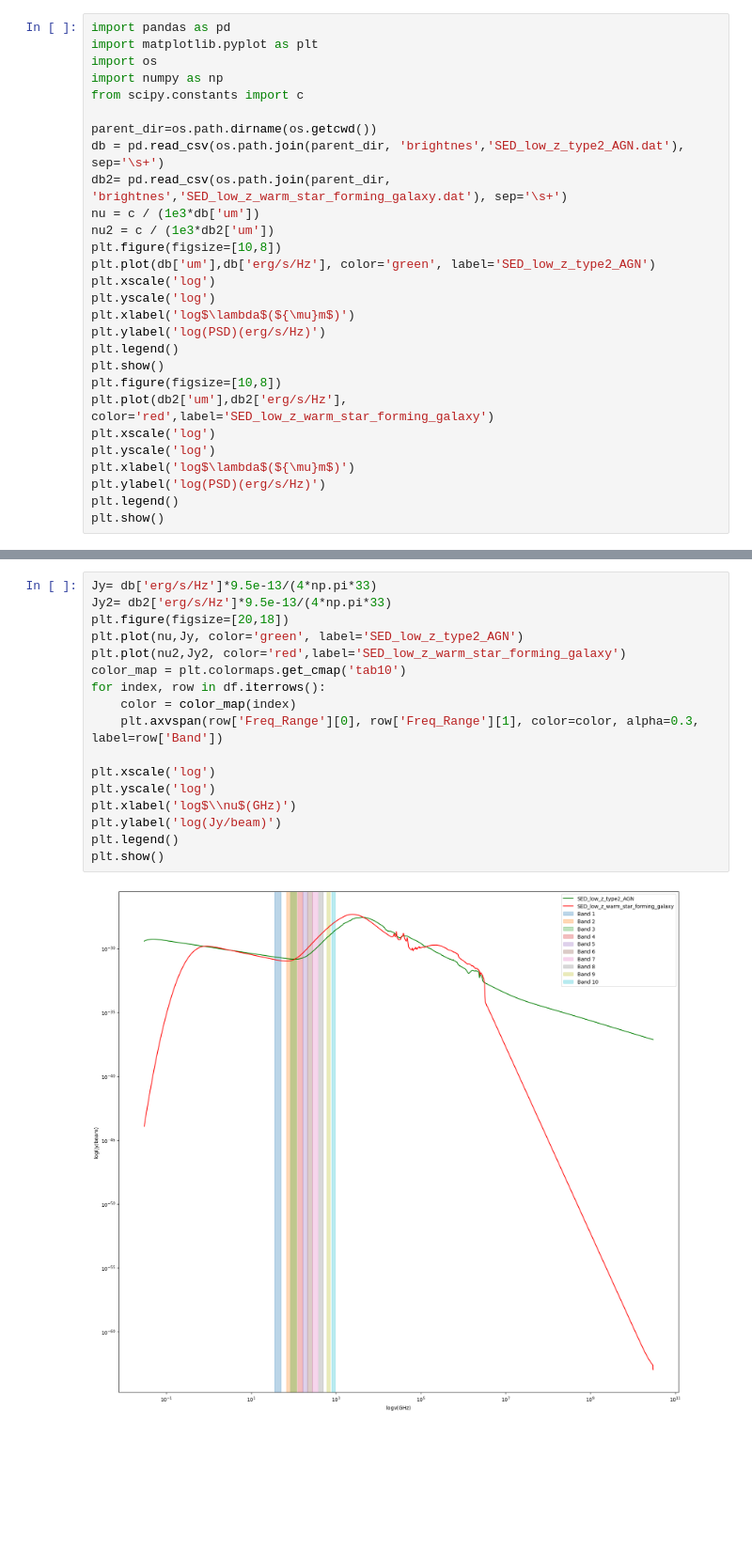
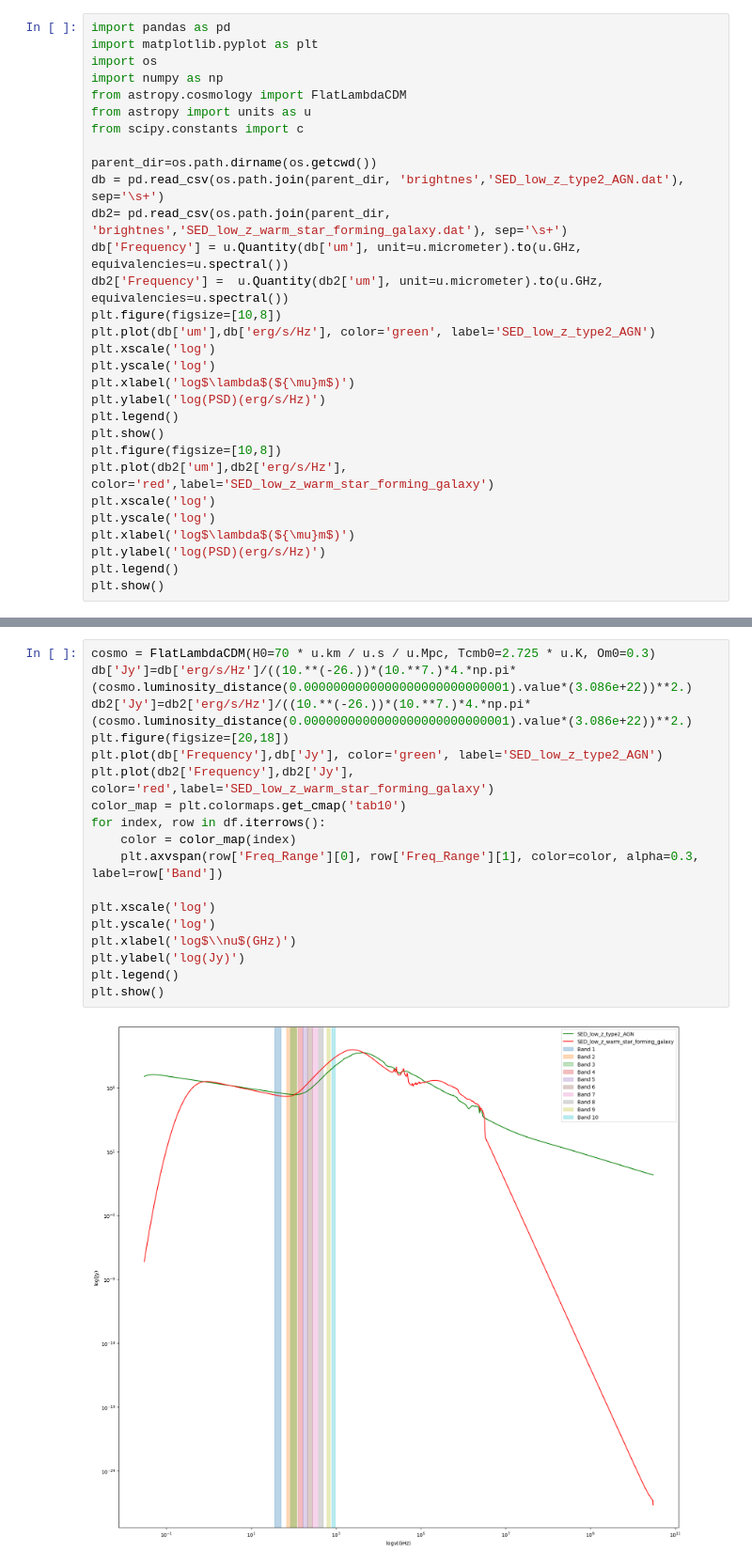
Before and after one commit to MicheleDelliVeneri/ALMASim, a Jupyter notebook: experimental/Sed-plot.ipynb, the cells around one changed output, grey strips where cells are left out. Shown at 94% size. Saved outputs shown, nothing was run; the diff lists cells and outputs as text; blank space fills up the shorter version.

Commit message:
Sed plot fixed

```diff
--- a/experimental/Sed-plot.ipynb
+++ b/experimental/Sed-plot.ipynb
@@ -3,13 +3,15 @@ import pandas as pd
 import matplotlib.pyplot as plt
 import os
 import numpy as np
+from astropy.cosmology import FlatLambdaCDM
+from astropy import units as u
 from scipy.constants import c
 
 parent_dir=os.path.dirname(os.getcwd())
 db = pd.read_csv(os.path.join(parent_dir, 'brightnes','SED_low_z_type2_AGN.dat'), sep='\s+')
 db2= pd.read_csv(os.path.join(parent_dir, 'brightnes','SED_low_z_warm_star_forming_galaxy.dat'), sep='\s+')
-nu = c / (1e3*db['um'])
-nu2 = c / (1e3*db2['um'])
+db['Frequency'] = u.Quantity(db['um'], unit=u.micrometer).to(u.GHz, equivalencies=u.spectral())
+db2['Frequency'] =  u.Quantity(db2['um'], unit=u.micrometer).to(u.GHz, equivalencies=u.spectral())
 plt.figure(figsize=[10,8])
 plt.plot(db['um'],db['erg/s/Hz'], color='green', label='SED_low_z_type2_AGN')
 plt.xscale('log')
@@ -83,21 +85,22 @@ plt.show()
 # %% [output]
 [figure]
 # %%
-Jy= db['erg/s/Hz']*9.5e-13/(4*np.pi*33)
-Jy2= db2['erg/s/Hz']*9.5e-13/(4*np.pi*33)
+cosmo = FlatLambdaCDM(H0=70 * u.km / u.s / u.Mpc, Tcmb0=2.725 * u.K, Om0=0.3)
+db['Jy']=db['erg/s/Hz']/((10.**(-26.))*(10.**7.)*4.*np.pi*(cosmo.luminosity_distance(0.0000000000000000000000000001).value*(3.086e+22))**2.)
+db2['Jy']=db2['erg/s/Hz']/((10.**(-26.))*(10.**7.)*4.*np.pi*(cosmo.luminosity_distance(0.0000000000000000000000000001).value*(3.086e+22))**2.)
 plt.figure(figsize=[20,18])
-plt.plot(nu,Jy, color='green', label='SED_low_z_type2_AGN')
-plt.plot(nu2,Jy2, color='red',label='SED_low_z_warm_star_forming_galaxy')
+plt.plot(db['Frequency'],db['Jy'], color='green', label='SED_low_z_type2_AGN')
+plt.plot(db2['Frequency'],db2['Jy'], color='red',label='SED_low_z_warm_star_forming_galaxy')
 color_map = plt.colormaps.get_cmap('tab10')
 for index, row in df.iterrows():
     color = color_map(index)
     plt.axvspan(row['Freq_Range'][0], row['Freq_Range'][1], color=color, alpha=0.3, label=row['Band'])
 
 plt.xscale('log')
 plt.yscale('log')
 plt.xlabel('log$\\nu$(GHz)')
-plt.ylabel('log(Jy/beam)')
+plt.ylabel('log(Jy)')
 plt.legend()
 plt.show()
 # %% [output]
-[figure, old version]
+[figure, new version]
```
Also changed, not shown: parts of 3 cells of this notebook, 7 other files.
